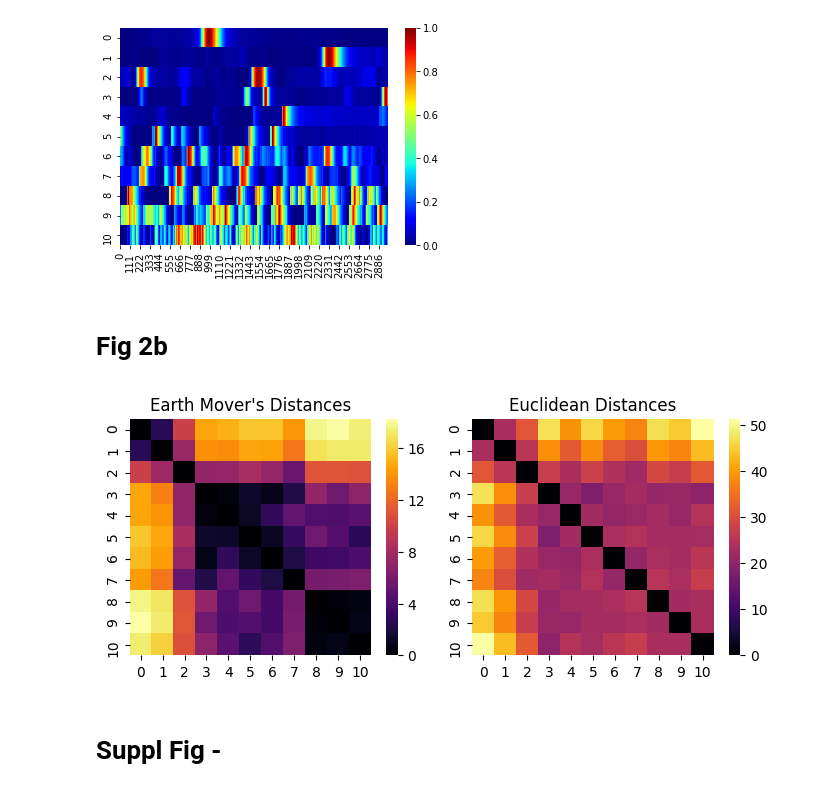
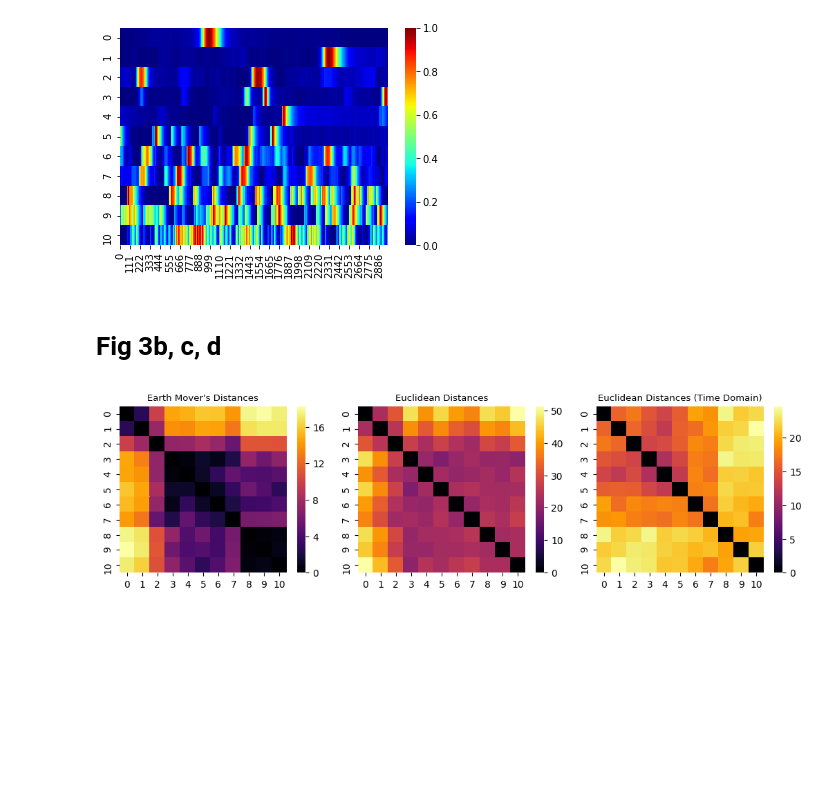
Before and after one commit to kushalkolar/mesmerize_manuscript_notebooks, a Jupyter notebook: distance_matrix_comparisons.ipynb, the cells around one changed output. Drawn from its saved outputs; the diff is of its cells as text; code cells hidden in the pictures; blank space fills up the shorter version.

```diff
--- a/distance_matrix_comparisons.ipynb
+++ b/distance_matrix_comparisons.ipynb
@@ -108,22 +108,19 @@ small_data_euc_fft = pairwise_distances(small_data_fft)
 # Time domain
 small_data_euc = pairwise_distances(small_data)
 # %% [markdown]
-# Fig 2b
+# Fig 3b, c, d
 # %%
 # Draw the small distance matrices
-fig = plt.figure(figsize=(2.8*2.5, 1.25*2.5), dpi=100)
-axs = fig.subplots(nrows=1, ncols=2)
-for axs_ix, (small_dm, title) in enumerate(zip([small_data_emd, small_data_euc_fft],
+# fig = plt.figure(figsize=(2.8*2.5, 1.25*2.5), dpi=100)
+fig = plt.figure(figsize=(3.5*3, 1.25*2.5), dpi=100)
+axs = fig.subplots(nrows=1, ncols=3)
+for axs_ix, (small_dm, title) in enumerate(zip([small_data_emd, small_data_euc_fft, small_data_euc],
                                                ["Earth Mover's Distances",
-                                                "Euclidean Distances"])):
+                                                "Euclidean Distances",
+                                                "Euclidean Distances (Time Domain)"])):
     ax = axs[axs_ix]
     sns.heatmap(small_dm, cmap='inferno', ax=ax)
-    ax.set_title(title)
-
+    ax.set_title(title, fontdict={'fontsize': 9.5})
 fig.tight_layout()
-fig.savefig('./figs/distance_matrices_comparisons.png', dpi=1200,
-            bbox='tight', pad_inches=0)
 # %% [output]
-[figure, old version]
+[figure, new version]
-# %% [markdown]
-# Suppl Fig -
```
Also changed, not shown: parts of 7 cells of this notebook, 11 other files.
